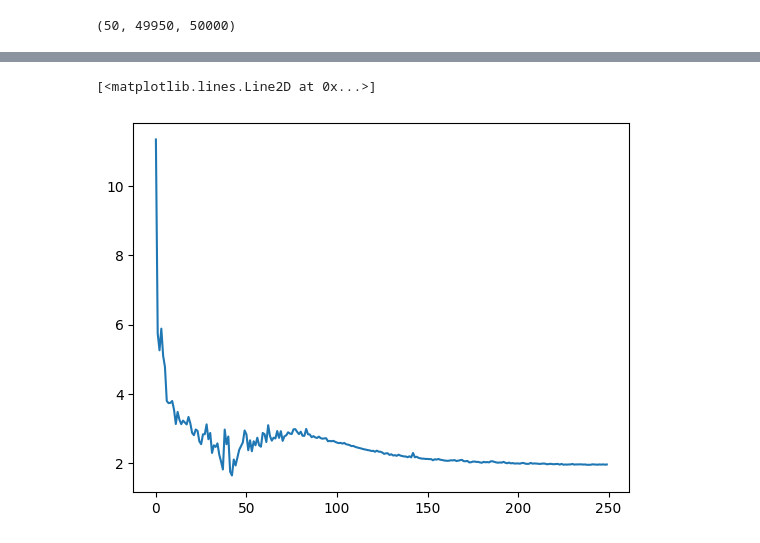
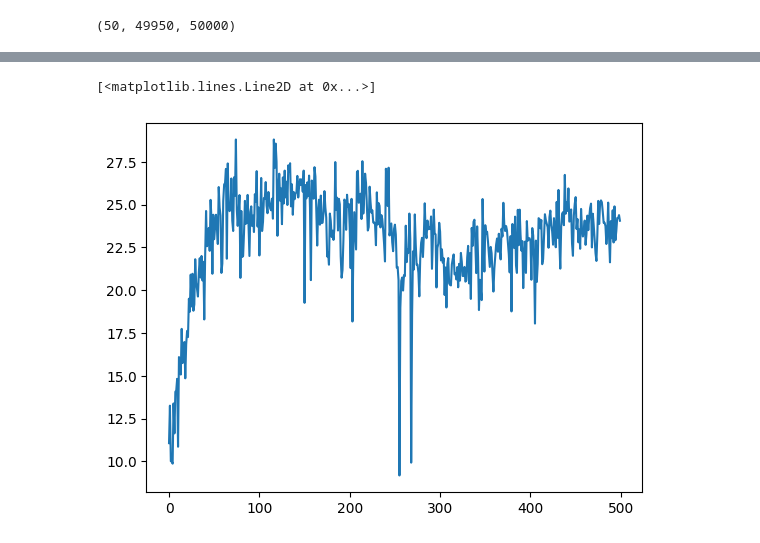
Before and after one commit to pedrotokar/deeplearning-assignments, a Jupyter notebook: Assignment 3/Deep Learning Assignment 3.ipynb, the cells around one changed output, grey strips where cells are left out. Drawn from its saved outputs; the diff is of its cells as text; code cells hidden in the pictures.

Commit message:
Adicionei normalização nas imagens e regularização do paper

```diff
--- a/Assignment 3/Deep Learning Assignment 3.ipynb
+++ b/Assignment 3/Deep Learning Assignment 3.ipynb
@@ -103,6 +103,7 @@ class LabeledDataset(Dataset):
             v2.RandomHorizontalFlip(p=0.5),
             v2.RandomAffine(degrees=0, translate=(0.125, 0.125)), # translação em até 12,5% na vertical e horizontal
         ])
+        self.normalize_img = v2.Normalize([125.307, 122.961, 113.8575], [62.985, 61.965, 66.555])
 
     def __len__(self):
         return len(self.indexes)
@@ -112,6 +113,7 @@ class LabeledDataset(Dataset):
         image, label = self.dataset[idx]
         image = image.to(torch.float).to(self.device)
         image = self.weak_augmentations(image) # Se acharmos útil podemos condicionar o augmentation ao treino e/ou à alguma probabilidade
+        image = self.normalize_img(image)
 
         return image, label
 
@@ -138,6 +140,7 @@ class UnlabeledDataset(Dataset):
                                 scale=(0.01, 0.01),
                                 value=127),
             ])
+        self.normalize_img = v2.Normalize([125.307, 122.961, 113.8575], [62.985, 61.965, 66.555])
 
     def __len__(self):
         return len(self.indexes)
@@ -146,8 +149,12 @@ class UnlabeledDataset(Dataset):
         #Pega o path da imagem e da label e carrega
         image, label = self.dataset[idx]
         image = image.to(torch.float).to(self.device)
+
         weak_image = self.weak_augmentations(image) # Mesma possiblididade de condicionar aqui também
+        # weak_image = self.normalize_img(weak_image)
         strong_image = self.strong_augmentations(image)
+        strong_image = self.normalize_img(strong_image)
+
         return weak_image, strong_image
 
     def get_original_image(self, idx):
@@ -354,8 +365,8 @@ class Trainer:
                 print(f"Epoch {epoch + 1}: mean batch loss {train_loss}")
 # %%
 n_classes = 10
-n_samples = 400
-epochs = 50
+n_samples = 10
+epochs = 200
 
 batch_size = 64
 learning_rate = 0.03
@@ -363,13 +374,33 @@ threshold = 0.9
 lambda_u = 1.0
 
 base_dataset = CIFAR10("data", train=True, download=True, transform=v2.ToImage())
-test_dataset = CIFAR10("data", train=False, download=True, transform=v2.ToImage())
 labeled_dataset, unlabeled_dataset = get_split_dataset(base_dataset, n_classes, n_samples)
+
+test_dataset = CIFAR10(
+    "data",
+    train=False,
+    download=True,
+    transform=v2.Compose([
+        v2.ToImage(),
+        v2.ToDtype(torch.float32, scale=False),
+        # v2.Normalize([125.307, 122.961, 113.8575], [62.985, 61.965, 66.555]),
+    ])
+)
 
 model = ModelResnet18(n_classes, DEVICE)
 
-optimizer = Adam(model.parameters(), lr=learning_rate)
-optimizer = SGD(model.parameters(), lr = learning_rate, momentum = 0.9, nesterov = True)
+# optimizer = optim.Adam(model.parameters(), lr=learning_rate)
+optimizer = optim.SGD(
+    model.parameters(),
+    lr = learning_rate,
+    momentum = 0.9,
+    nesterov = True,
+    weight_decay = 0.0005
+)
+scheduler = optim.lr_scheduler.LambdaLR(
+    optimizer,
+    lambda epoch: cos((7*pi*epoch) / (16*epochs))
+)
 loss_function = FixMatchLoss(threshold, lambda_u)
 
 trainer = Trainer(
@@ -378,16 +409,16 @@ trainer = Trainer(
     unlabeled_dataset,
     loss_function,
     optimizer,
-    val_dataset=test_dataset,
-    device=DEVICE
+    val_dataset = test_dataset,
+    device = DEVICE
 )
 
-trainer.fit(epochs, batch_size, num_workers = 3)
+trainer.fit(epochs, batch_size, num_workers = 3, scheduler = scheduler)
 # %%
 from matplotlib import pyplot as plt
 # %%
-plt.plot(trainer._history["train_loss"])
+plt.plot(trainer._history["val_acc"])
 # %% [output]
 [<matplotlib.lines.Line2D at 0x...>]
-[figure, old version]
+[figure, new version]
 # %%
```
Also changed, not shown: parts of 5 cells of this notebook, 1 other file.
